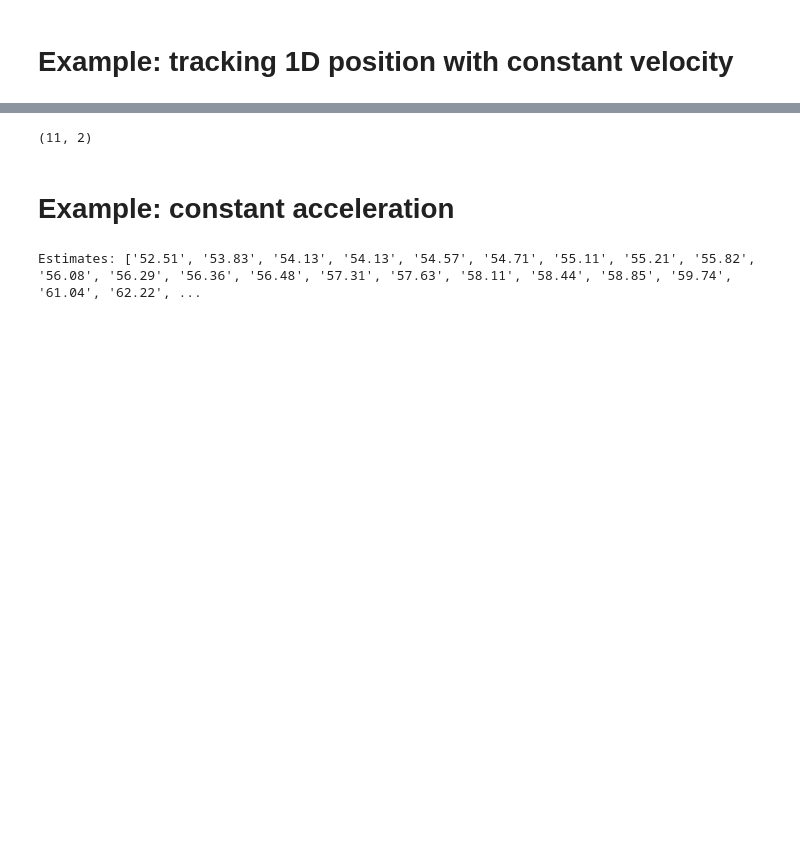
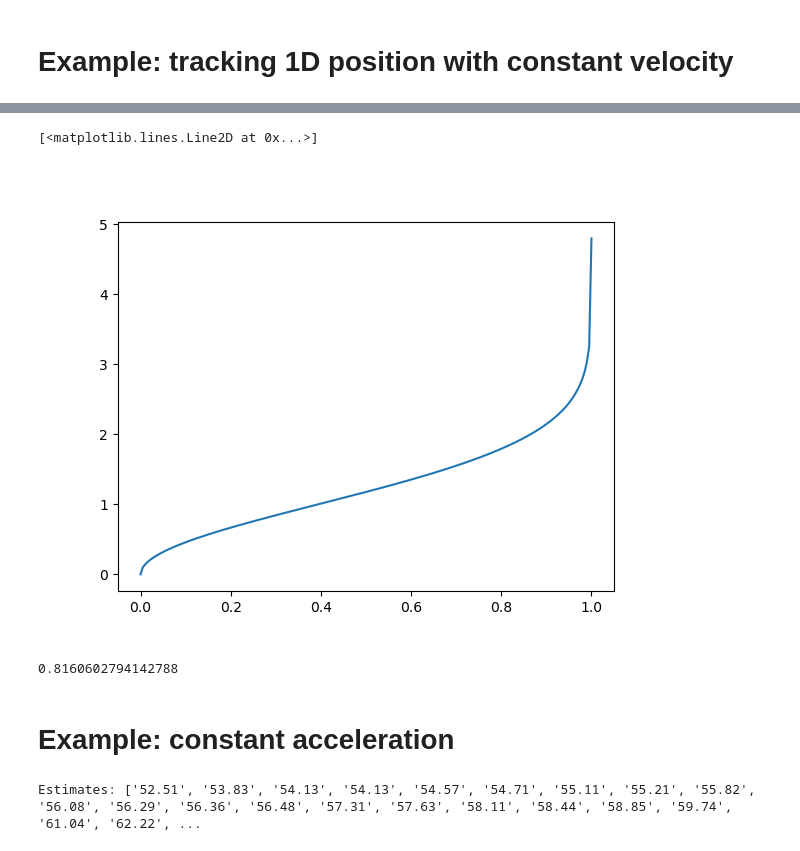
Before and after one commit to igred8/orbital_dynamics_basic, a Jupyter notebook: notebooks/00.1-dev-kalman-igad.ipynb, the cells around one changed output, grey strips where cells are left out. Cells and saved outputs as stored; diff of their text form; code cells hidden in the pictures; blank space fills up the shorter version.

```diff
--- a/notebooks/00.1-dev-kalman-igad.ipynb
+++ b/notebooks/00.1-dev-kalman-igad.ipynb
@@ -148,7 +173,15 @@ plt.show()
+# %%
+a = np.linspace(0,1-1e-5,200)
+r2 = np.sqrt(-2*np.log(1 - a))
+fig, ax = plt.subplots()
+ax.plot(a, r2)
+# %% [output]
+[<matplotlib.lines.Line2D at 0x...>]
+[figure, added]
 # %%
-estimatesxv[::2].shape
+(1 - 1/np.e/2)
 # %% [output]
-(11, 2)
+0.8160602794142788
 # %% [markdown]
 # Example: constant acceleration
 # %%
```
Also changed, not shown: parts of 9 cells of this notebook, 3 other files.
